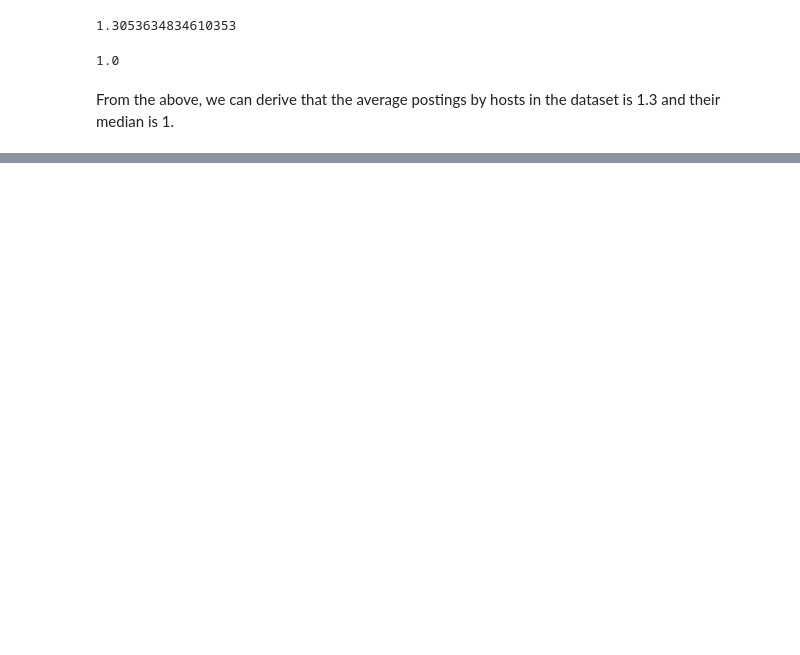
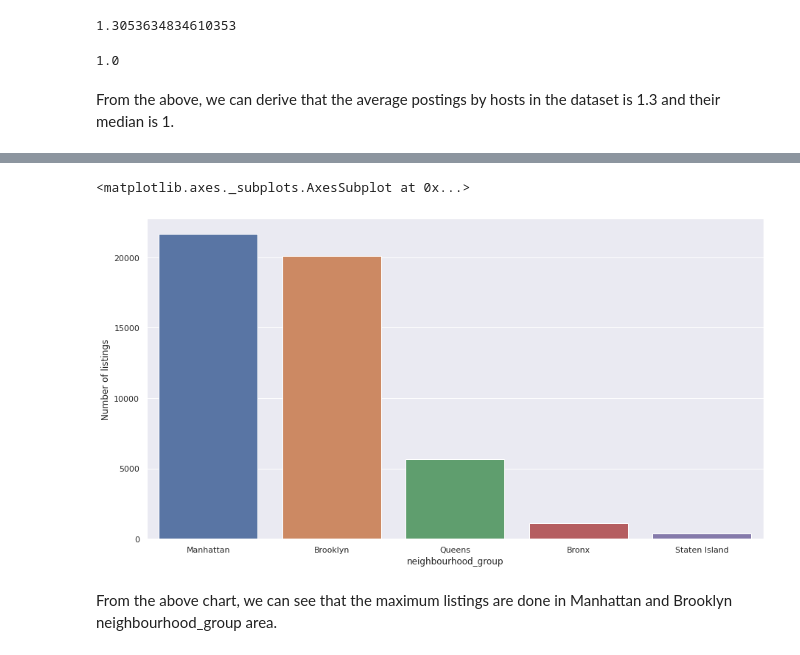
Before and after one commit to huda-nur-ed/AirBnB-Bookings-Analysis, a Jupyter notebook: [EDA_ABTN0101]_F_M_Nurul_Huda_AirBnB_Bookings_Analysis.ipynb, the cells around one changed output, grey strips where cells are left out. Saved outputs shown, nothing was run; the diff lists cells and outputs as text; code cells hidden in the pictures; blank space fills up the shorter version.

```diff
--- a/[EDA_ABTN0101]_F_M_Nurul_Huda_AirBnB_Bookings_Analysis.ipynb
+++ b/[EDA_ABTN0101]_F_M_Nurul_Huda_AirBnB_Bookings_Analysis.ipynb
@@ -128,0 +203,5 @@ From the above, we can derive that the average postings by hosts in the dataset
+# %%
+# Get the number of listings in each area i.e. neighbourhood_group
+neighbourhood_group_listing_df = df['neighbourhood_group'].value_counts().reset_index()
+neighbourhood_group_listing_df.columns=['neighbourhood_group','Number of listings']
+neighbourhood_group_listing_df
@@ -128,0 +215,8 @@ From the above, we can derive that the average postings by hosts in the dataset
+# %%
+# Get a barplot of the listings distribution in each neighbourhood_group area.
+sns.barplot(data=neighbourhood_group_listing_df,x ='neighbourhood_group',y='Number of listings')
+# %% [output]
+<matplotlib.axes._subplots.AxesSubplot at 0x...>
+[figure, added]
+# %% [markdown]
+From the above chart, we can see that the maximum listings are done in Manhattan and Brooklyn neighbourhood_group area.
```
Also changed, not shown: parts of 12 cells of this notebook.
